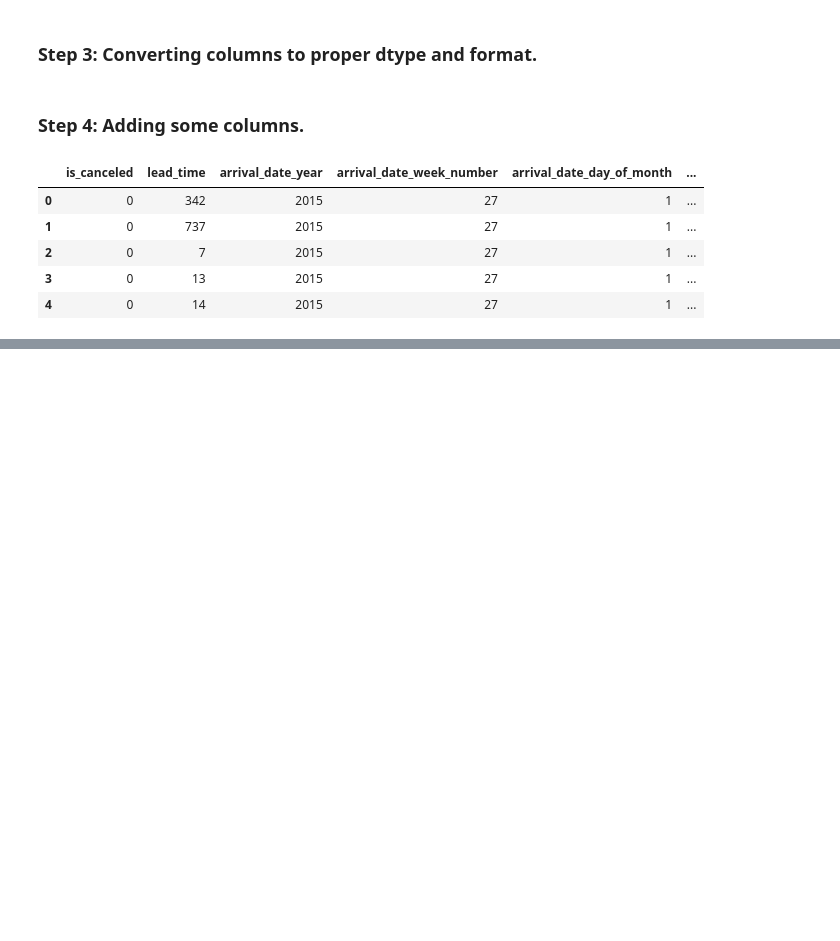
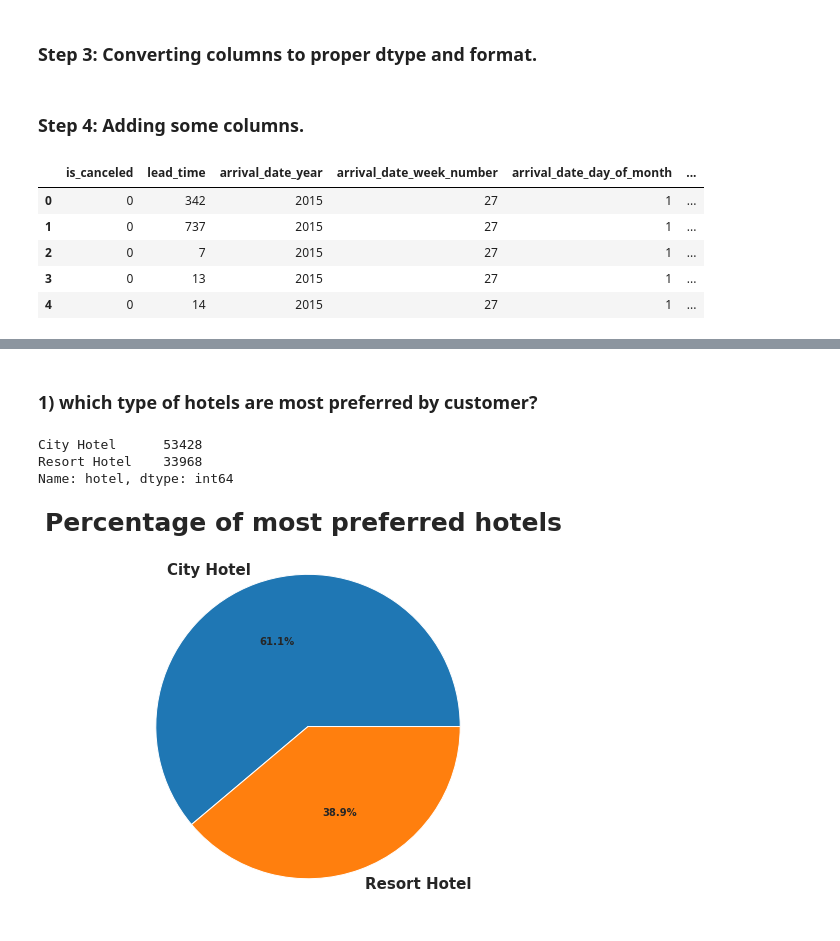
Before and after one commit to SaitejBhimnath/Exploratory-Data-Analysis-Capstone-Project-1, a Jupyter notebook: Hotel_Bookings_Analysis_Capstone_Project_1.ipynb, the cells around one changed output, grey strips where cells are left out. Cells and saved outputs as stored; diff of their text form; code cells hidden in the pictures; blank space fills up the shorter version.

```diff
--- a/Hotel_Bookings_Analysis_Capstone_Project_1.ipynb
+++ b/Hotel_Bookings_Analysis_Capstone_Project_1.ipynb
@@ -314,0 +380,15 @@ numerical_df.head()
+# %% [markdown]
+### 1) which type of hotels are most preferred by customer?
+# %%
+df['hotel'].value_counts()
+# %% [output]
+City Hotel      53428
+Resort Hotel    33968
+Name: hotel, dtype: int64
+# %%
+#visualize most preferred hotels
+plt.figure(figsize=(7,7))
+plt.pie(df['hotel'].value_counts(),labels = df['hotel'].value_counts().keys(),autopct = '%0.1f%%')
+plt.title('Percentage of most preferred hotels ');
+# %% [output]
+[figure, added]
```
Also changed, not shown: parts of 28 cells of this notebook.
